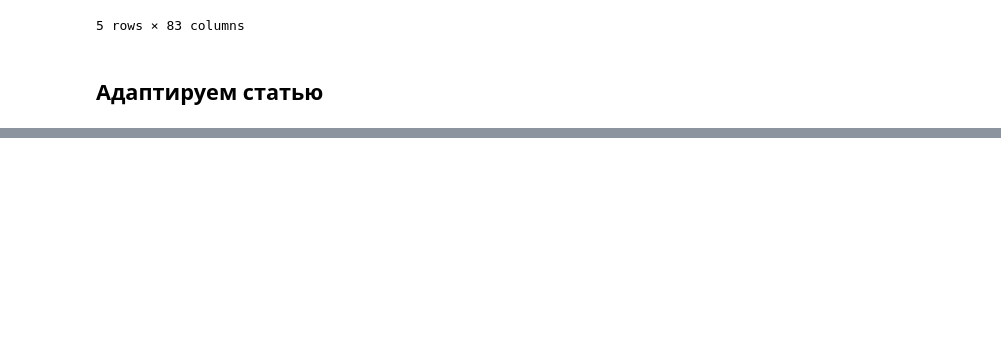
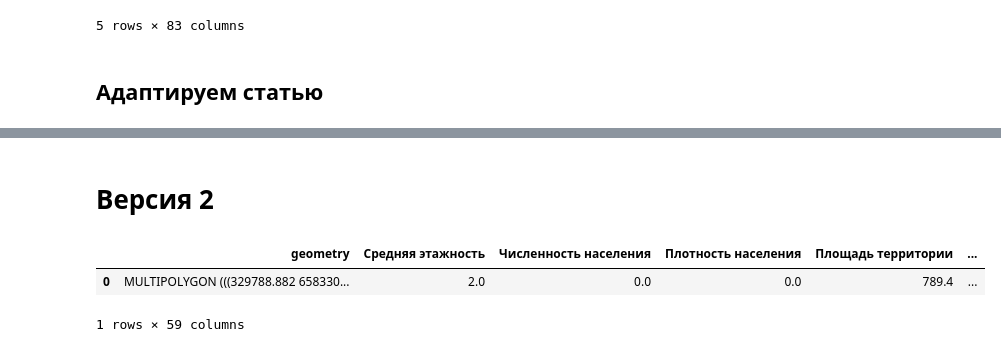
Before and after one commit to Mvin8/Urbanomy, a Jupyter notebook: examples/F37 v2.ipynb, the cells around one changed output, grey strips where cells are left out. Cells and saved outputs as stored; diff of their text form; code cells hidden in the pictures; blank space fills up the shorter version.

```diff
--- a/examples/F37 v2.ipynb
+++ b/examples/F37 v2.ipynb
@@ -1256,0 +768,57 @@ NameError: name 'split_gdf' is not defined
+# %% [markdown]
+# Версия 2
+# %%
+URBAN_API = "https://urban-api.idu.kanootoko.org/api/v1"
+import requests
+
+scenario_response = requests.get(
+    f"{URBAN_API}/scenarios/{335}"
+)
+if scenario_response.status_code != 200:
+    raise Exception("Ошибка при получении информации по сценарию")
+
+scenario_data = scenario_response.json()
+project_id = scenario_data.get("project", {}).get("project_id")
+if project_id is None:
+    raise Exception("Project ID is missing in scenario data.")
+
+territory_response = requests.get(
+    f"{URBAN_API}/projects/{project_id}/territory"
+        )
+
+if territory_response.status_code != 200:
+            raise Exception("Ошибка при получении геометрии территории")
+
+territory_data = territory_response.json()
+territory_geometry = territory_data["geometry"]
+territory_feature = {
+    'type': 'Feature',
+    'geometry': territory_geometry,
+    'properties': {}
+}
+polygon_gdf = gpd.GeoDataFrame.from_features([territory_feature], crs=4326)
+polygon_gdf = polygon_gdf.to_crs(32636)
+
+
+scenario_indicators_response = requests.get(
+    f"{URBAN_API}/scenarios/{335}/indicators_values"
+)
+if scenario_response.status_code != 200:
+    raise Exception("Ошибка при получении информации по сценарию")
+
+scenario_indicators = scenario_indicators_response.json()
+
+indicator_attributes = {
+    indicator['indicator']['name_full']: indicator['value']
+    for indicator in scenario_indicators
+}
+
+# Добавляем эти значения как колонки в polygon_gdf
+for name, value in indicator_attributes.items():
+    polygon_gdf[name] = value
+
+polygon_gdf
+# %% [output]
+|  | geometry | Средняя этажность | Численность населения | Плотность населения | Площадь территории | ... |
+| 0 | MULTIPOLYGON (((329788.882 658330... | 2.0 | 0.0 | 0.0 | 789.4 | ... |
+1 rows × 59 columns
```
Also changed, not shown: parts of 26 cells of this notebook, 1 other file.
